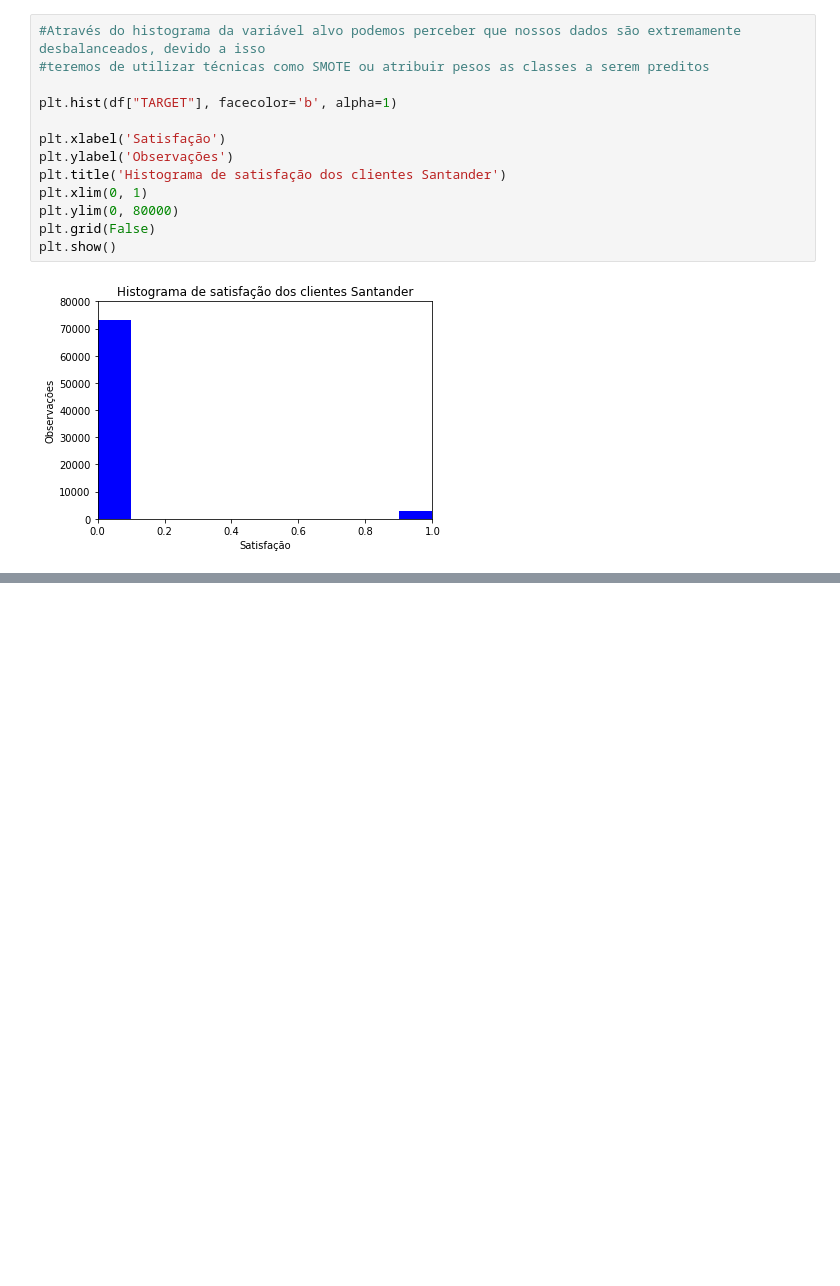
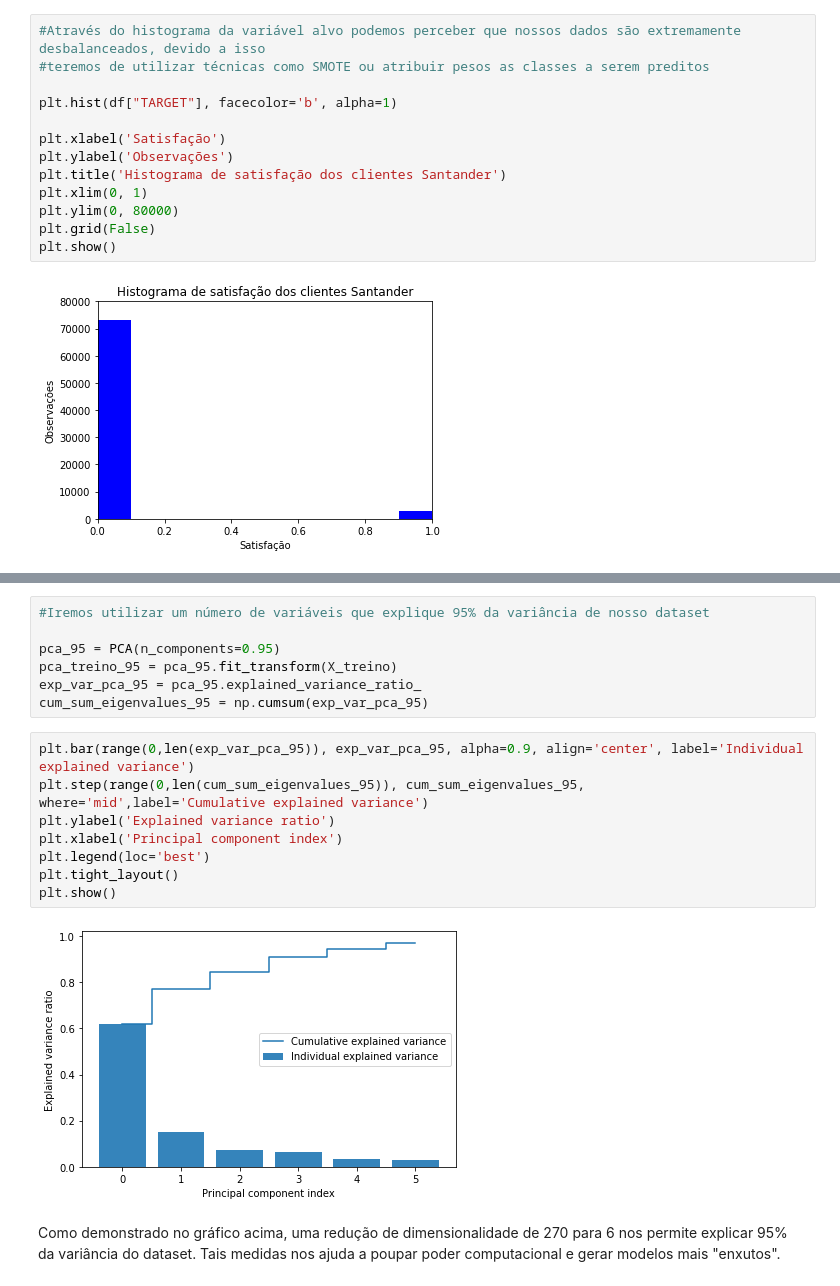
Before and after one commit to CaioBrainer/Projeto-Satisfacao-dos-Clientes-Santander, a Jupyter notebook: projeto_santander.ipynb, the cells around one changed output, grey strips where cells are left out. Cells and saved outputs as stored; diff of their text form; blank space fills up the shorter version.

```diff
--- a/projeto_santander.ipynb
+++ b/projeto_santander.ipynb
@@ -74,0 +96,19 @@ plt.show()
+# %%
+#Iremos utilizar um número de variáveis que explique 95% da variância de nosso dataset
+
+pca_95 = PCA(n_components=0.95)
+pca_treino_95 = pca_95.fit_transform(X_treino)
+exp_var_pca_95 = pca_95.explained_variance_ratio_
+cum_sum_eigenvalues_95 = np.cumsum(exp_var_pca_95)
+# %%
+plt.bar(range(0,len(exp_var_pca_95)), exp_var_pca_95, alpha=0.9, align='center', label='Individual explained variance')
+plt.step(range(0,len(cum_sum_eigenvalues_95)), cum_sum_eigenvalues_95, where='mid',label='Cumulative explained variance')
+plt.ylabel('Explained variance ratio')
+plt.xlabel('Principal component index')
+plt.legend(loc='best')
+plt.tight_layout()
+plt.show()
+# %% [output]
+[figure, added]
+# %% [markdown]
+Como demonstrado no gráfico acima, uma redução de dimensionalidade de 270 para 6 nos permite explicar 95% da variância do dataset. Tais medidas nos ajuda a poupar poder computacional e gerar modelos mais "enxutos".
```
Also changed, not shown: parts of 11 cells of this notebook.
